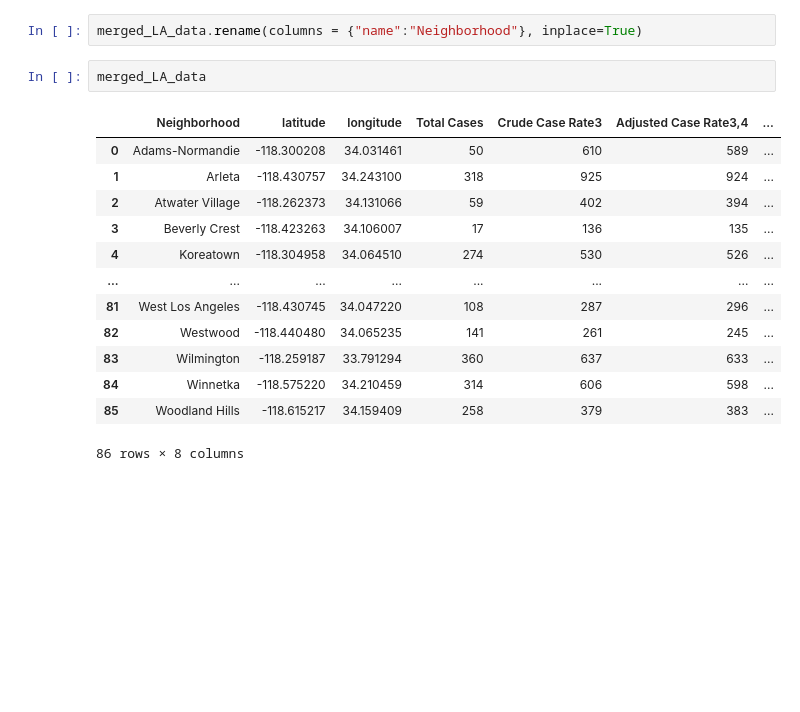
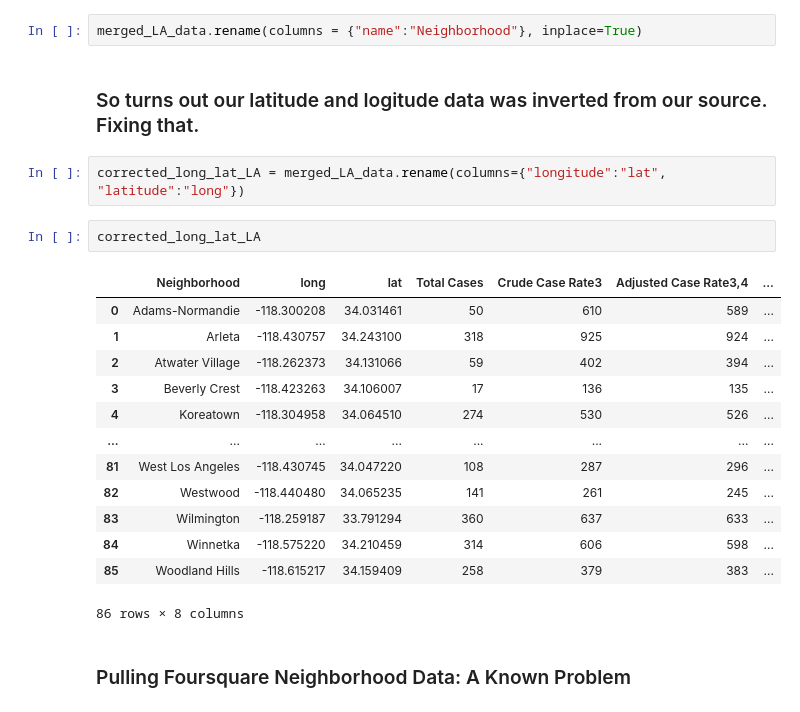
Before and after one commit to MM276/IBM_Data_Science_Capstone_Project, a Jupyter notebook: Covid_Rates_and_Neighborhood_Clusterings_in_Los_Angeles_County.ipynb, the cells around one changed output. Saved outputs shown, nothing was run; the diff lists cells and outputs as text; blank space fills up the shorter version.

Commit message:
COVIDByNeighborhoodLosAngeles with Data

```diff
--- a/Covid_Rates_and_Neighborhood_Clusterings_in_Los_Angeles_County.ipynb
+++ b/Covid_Rates_and_Neighborhood_Clusterings_in_Los_Angeles_County.ipynb
@@ -152,19 +155,25 @@ merged_LA_data
 86 rows × 8 columns
 # %%
 merged_LA_data.rename(columns = {"name":"Neighborhood"}, inplace=True)
-# %%
-merged_LA_data
-# %% [output]
-|  | Neighborhood | latitude | longitude | Total Cases | Crude Case Rate3 | Adjusted Case Rate3,4 | ... |
-| 0 | Adams-Normandie | -118.300208 | 34.031461 | 50 | 610 | 589 | ... |
-| 1 | Arleta | -118.430757 | 34.243100 | 318 | 925 | 924 | ... |
-| 2 | Atwater Village | -118.262373 | 34.131066 | 59 | 402 | 394 | ... |
-| 3 | Beverly Crest | -118.423263 | 34.106007 | 17 | 136 | 135 | ... |
-| 4 | Koreatown | -118.304958 | 34.064510 | 274 | 530 | 526 | ... |
-| ... | ... | ... | ... | ... | ... | ... | ... |
-| 81 | West Los Angeles | -118.430745 | 34.047220 | 108 | 287 | 296 | ... |
-| 82 | Westwood | -118.440480 | 34.065235 | 141 | 261 | 245 | ... |
-| 83 | Wilmington | -118.259187 | 33.791294 | 360 | 637 | 633 | ... |
-| 84 | Winnetka | -118.575220 | 34.210459 | 314 | 606 | 598 | ... |
-| 85 | Woodland Hills | -118.615217 | 34.159409 | 258 | 379 | 383 | ... |
-86 rows × 8 columns
+# %% [markdown]
+### So turns out our latitude and logitude data was inverted from our source.  Fixing that.
+# %%
+corrected_long_lat_LA = merged_LA_data.rename(columns={"longitude":"lat", "latitude":"long"})
+# %%
+corrected_long_lat_LA
+# %% [output]
+|  | Neighborhood | long | lat | Total Cases | Crude Case Rate3 | Adjusted Case Rate3,4 | ... |
+| 0 | Adams-Normandie | -118.300208 | 34.031461 | 50 | 610 | 589 | ... |
+| 1 | Arleta | -118.430757 | 34.243100 | 318 | 925 | 924 | ... |
+| 2 | Atwater Village | -118.262373 | 34.131066 | 59 | 402 | 394 | ... |
+| 3 | Beverly Crest | -118.423263 | 34.106007 | 17 | 136 | 135 | ... |
+| 4 | Koreatown | -118.304958 | 34.064510 | 274 | 530 | 526 | ... |
+| ... | ... | ... | ... | ... | ... | ... | ... |
+| 81 | West Los Angeles | -118.430745 | 34.047220 | 108 | 287 | 296 | ... |
+| 82 | Westwood | -118.440480 | 34.065235 | 141 | 261 | 245 | ... |
+| 83 | Wilmington | -118.259187 | 33.791294 | 360 | 637 | 633 | ... |
+| 84 | Winnetka | -118.575220 | 34.210459 | 314 | 606 | 598 | ... |
+| 85 | Woodland Hills | -118.615217 | 34.159409 | 258 | 379 | 383 | ... |
+86 rows × 8 columns
+# %% [markdown]
+### Pulling Foursquare Neighborhood Data: A Known Problem
```
Also changed, not shown: parts of 8 cells of this notebook.
